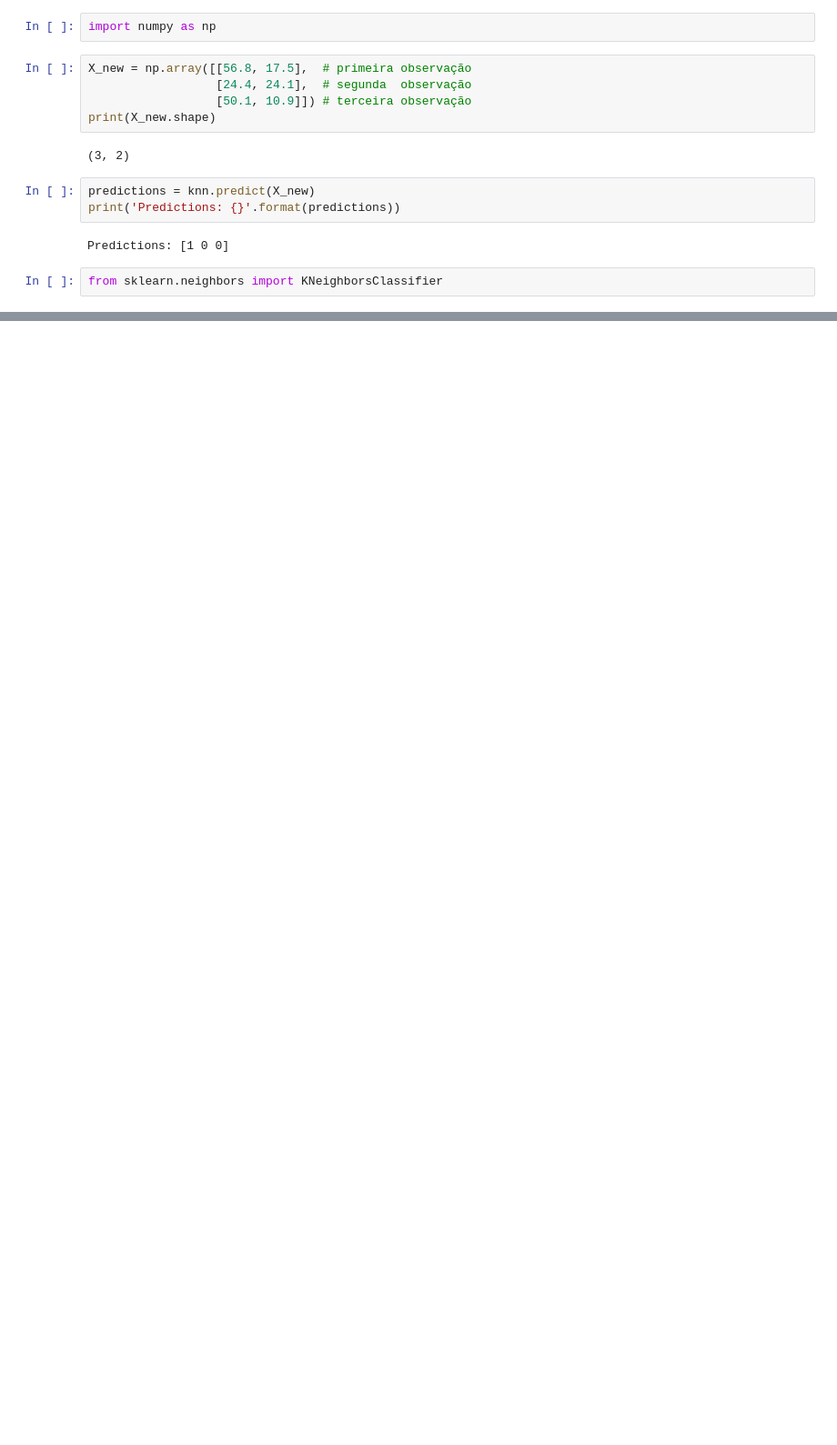
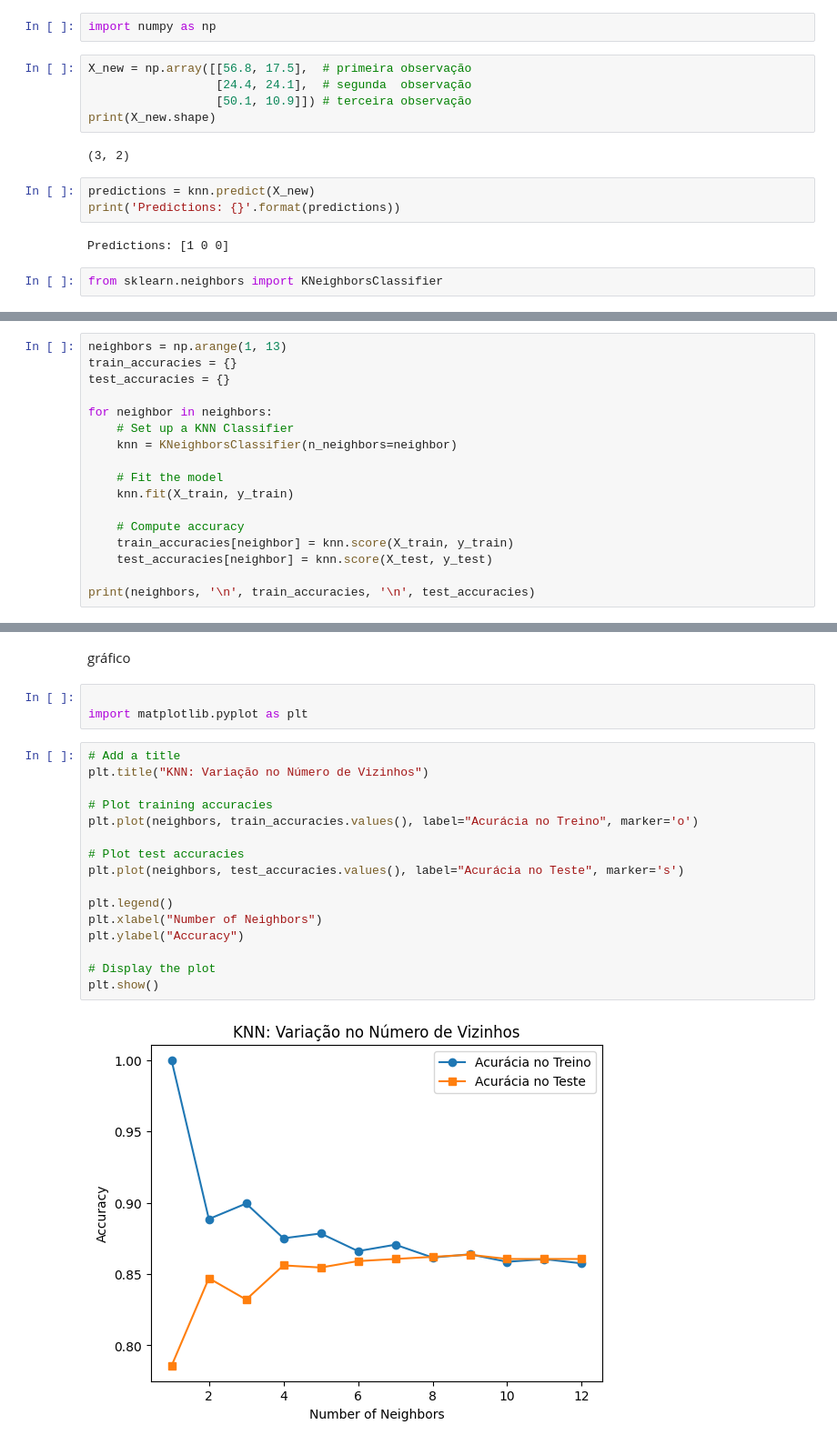
Before and after one commit to Yassanalitics/aprendizagem-de-maquina, a Jupyter notebook: aprendizagem1/aprendizagem.ipynb, the cells around one changed output, grey strips where cells are left out. Shown: that part at 91% size. Drawn from its saved outputs; the diff is of its cells as text; blank space fills up the shorter version.

```diff
--- a/aprendizagem1/aprendizagem.ipynb
+++ b/aprendizagem1/aprendizagem.ipynb
@@ -75,0 +139,17 @@ KNeighborsClassifier(n_neighbors=6)
+# %%
+neighbors = np.arange(1, 13)
+train_accuracies = {}
+test_accuracies = {}
+
+for neighbor in neighbors:
+    # Set up a KNN Classifier
+    knn = KNeighborsClassifier(n_neighbors=neighbor)
+
+    # Fit the model
+    knn.fit(X_train, y_train)
+
+    # Compute accuracy
+    train_accuracies[neighbor] = knn.score(X_train, y_train)
+    test_accuracies[neighbor] = knn.score(X_test, y_test)
+
+print(neighbors, '\n', train_accuracies, '\n', test_accuracies)
@@ -75,0 +160,23 @@ KNeighborsClassifier(n_neighbors=6)
+# %% [markdown]
+gráfico
+# %%
+
+import matplotlib.pyplot as plt
+# %%
+# Add a title
+plt.title("KNN: Variação no Número de Vizinhos")
+
+# Plot training accuracies
+plt.plot(neighbors, train_accuracies.values(), label="Acurácia no Treino", marker='o')
+
+# Plot test accuracies
+plt.plot(neighbors, test_accuracies.values(), label="Acurácia no Teste", marker='s')
+
+plt.legend()
+plt.xlabel("Number of Neighbors")
+plt.ylabel("Accuracy")
+
+# Display the plot
+plt.show()
+# %% [output]
+[figure, added]
```
Also changed, not shown: parts of 8 cells of this notebook.
